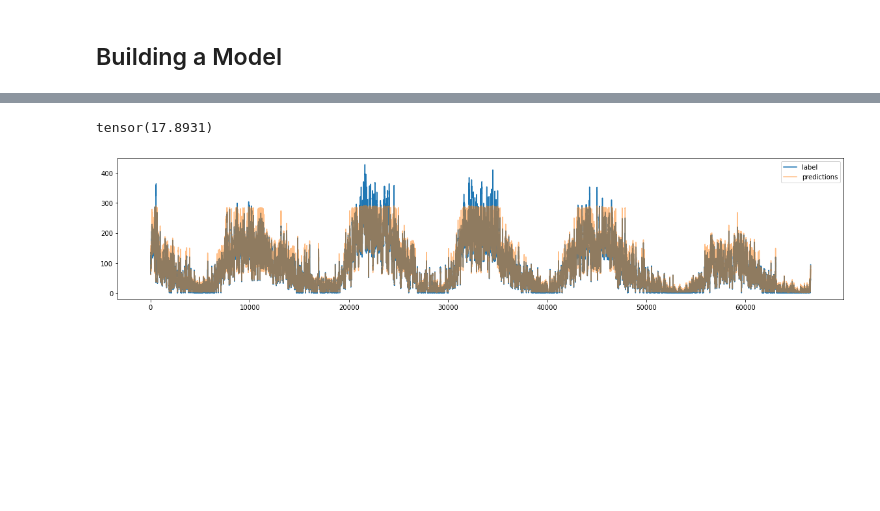
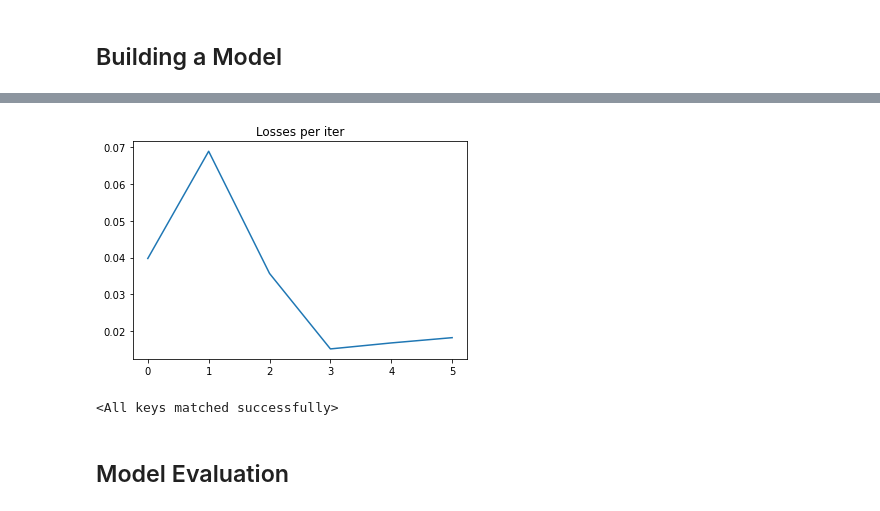
Before and after one commit to CertifaiAI/time-series-labs, a Jupyter notebook: notebook/Solution/Seq2seq Sunspot.ipynb, the cells around one changed output, grey strips where cells are left out. Cells and saved outputs as stored; diff of their text form; code cells hidden in the pictures; blank space fills up the shorter version.

```diff
--- a/notebook/Solution/Seq2seq Sunspot.ipynb
+++ b/notebook/Solution/Seq2seq Sunspot.ipynb
@@ -125,0 +95,2 @@ plt.show()
+# %%
+ts = ts['2008-01-01':]
@@ -251,16 +210,27 @@ criterion = torch.nn.MSELoss()
 # %%
-epochs = 20
+num_features = 1
+num_hidden = 50
+num_output = 1
+
+
+torch.manual_seed(42)
+
+model = Seq2Seq(num_features, num_hidden, num_output, num_futures, batch_size)
+optimizer = torch.optim.Adam(model.parameters(), lr=1e-3)
+criterion = torch.nn.MSELoss()
+epochs = 200
 
 for e in range(epochs):
     losses = []
-    for i, data in enumerate(train_loader):
-        train_features, train_label = data
+    for train_features,train_label in train_loader:
         optimizer.zero_grad()
-        input_features = torch.tensor([train_label[batch_idx][-1].unsqueeze(dim=0) for batch_idx in range(batch_size)]).unsqueeze(dim=1).unsqueeze(dim=1)
+        model.reset_hidden()
+        input_features = [train_features[batch_idx][-1, :].item() for batch_idx in range(batch_size)]
+        input_features = torch.FloatTensor(input_features).view(-1,1)
         seq_pred = model(train_features, input_features)
-        loss = criterion(seq_pred, train_label)
+        loss = criterion(seq_pred, train_label.flatten().view(batch_size, num_futures))
         loss.backward()
         optimizer.step()
         losses.append(loss)
-    print(f"Epoch {e} Mean of RMSE per epoch: {torch.mean(torch.sqrt(torch.tensor(losses)))}")
+    print(f"Epoch {e} Loss: {loss.item()}")
 # %% [output]
@@ -287,17 +253,0 @@ Epoch 19 Mean of RMSE per epoch: 21.492685317993164
-# %%
-model = model.eval()
-with torch.no_grad():
-    losses = []
-    labels = []
-    predictions = []
-    for i,data in enumerate(test_loader):
-        train_features, train_labels = data
-        input_features = torch.tensor([train_labels[batch_idx][-1].unsqueeze(dim=0) for batch_idx in range(batch_size)]).unsqueeze(dim=1).unsqueeze(dim=1)
-        pred = model(train_features, input_features)
-        loss = criterion(pred, train_labels)
-        losses.append(loss)
-        labels.append(train_labels)
-        predictions.append(pred)
-    print(torch.mean(torch.sqrt(torch.tensor(losses))))
-# %% [output]
-tensor(17.8931)
@@ -307,8 +254,6 @@ predictions = torch.cat(predictions).cpu().numpy().flatten()
-# %%
-plt.figure(figsize=(20,4))
-plt.plot(labels, label="label")
-plt.plot(predictions, label='predictions', alpha=0.5)
-plt.legend()
-plt.show()
-# %% [output]
-[figure, removed]
+# %%
+plt.title("Losses per iter")
+plt.plot(losses)
+plt.show()
+# %% [output]
+[figure, added]
@@ -314,0 +262,8 @@ plt.show()
+# %%
+test_batch_size = 1
+model = Seq2Seq(num_features, num_hidden, num_output, num_futures, test_batch_size)
+model.load_state_dict(torch.load('../Trained_models/sunspot.pt'))
+# %% [output]
+<All keys matched successfully>
+# %% [markdown]
+## Model Evaluation
```
Also changed, not shown: parts of 33 cells of this notebook, 3 other files.
